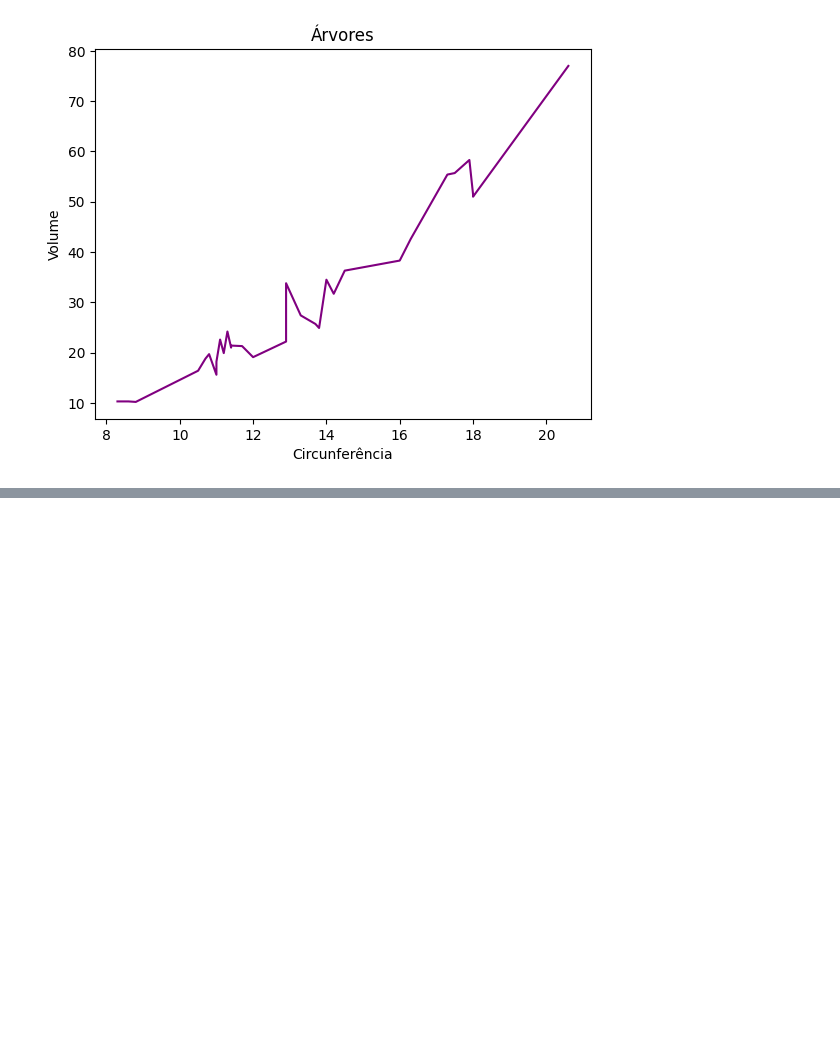
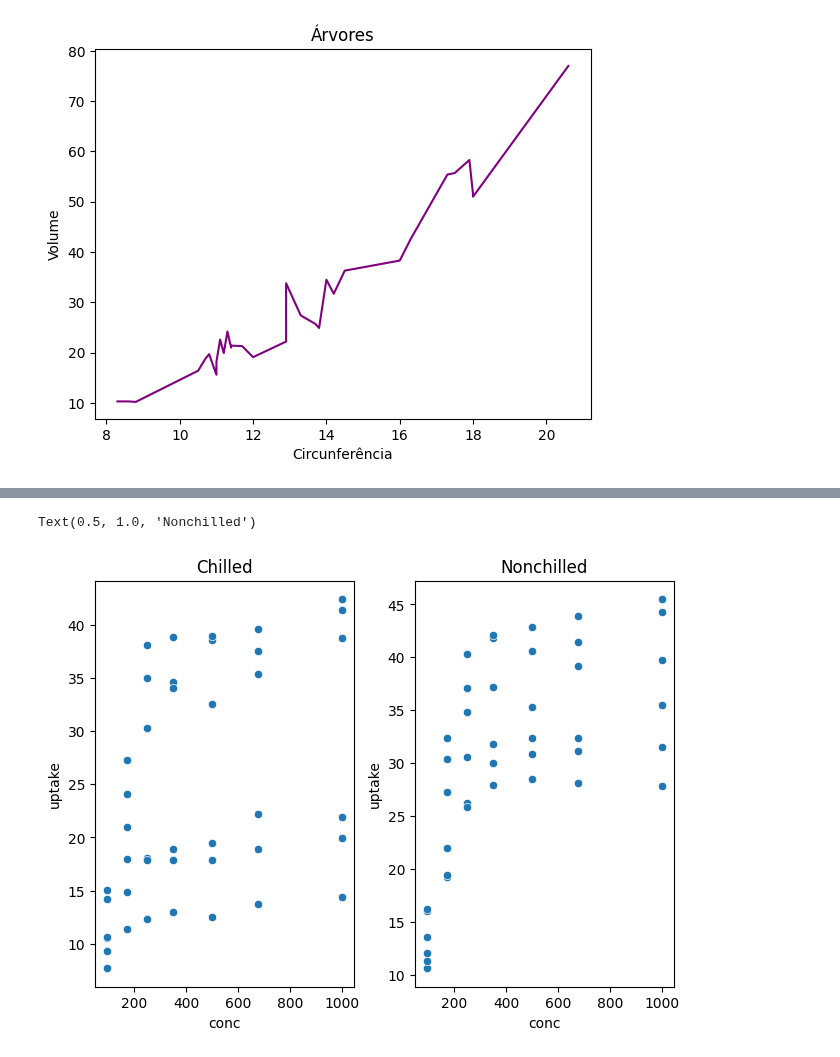
Before and after one commit to glaucoSapucaia/DataScienceStudies, a Jupyter notebook: python_data_science/graficos_dashboards/dispersao.ipynb, the cells around one changed output, grey strips where cells are left out. Cells and saved outputs as stored; diff of their text form; code cells hidden in the pictures; blank space fills up the shorter version.

```diff
--- a/python_data_science/graficos_dashboards/dispersao.ipynb
+++ b/python_data_science/graficos_dashboards/dispersao.ipynb
@@ -47,0 +111,12 @@ sns.regplot(x=data.Girth, y=data.Volume, x_jitter=1.0, fit_reg=True)
+# %%
+chilled_data2 = data2.loc[data2['Treatment'] == 'chilled']
+nonchil_data2 = data2.loc[data2['Treatment'] == 'nonchilled']
+
+plt.figure(2, layout='constrained')
+plt.subplot(1, 2, 1)
+sns.scatterplot(x=chilled_data2.conc, y=chilled_data2.uptake).set_title('Chilled')
+plt.subplot(1, 2, 2)
+sns.scatterplot(x=nonchil_data2.conc, y=nonchil_data2.uptake).set_title('Nonchilled')
+# %% [output]
+Text(0.5, 1.0, 'Nonchilled')
+[figure, added]
```
Also changed, not shown: parts of 14 cells of this notebook.
